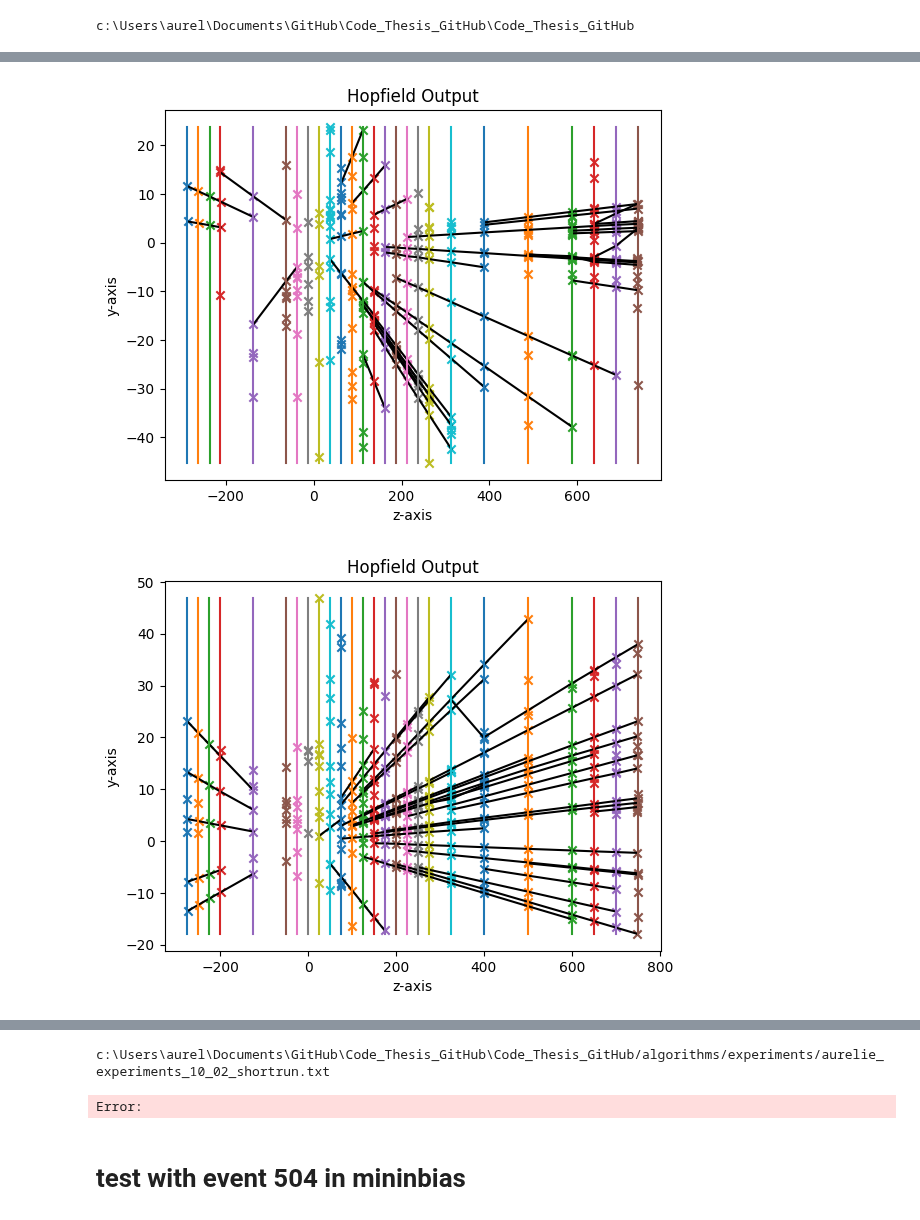
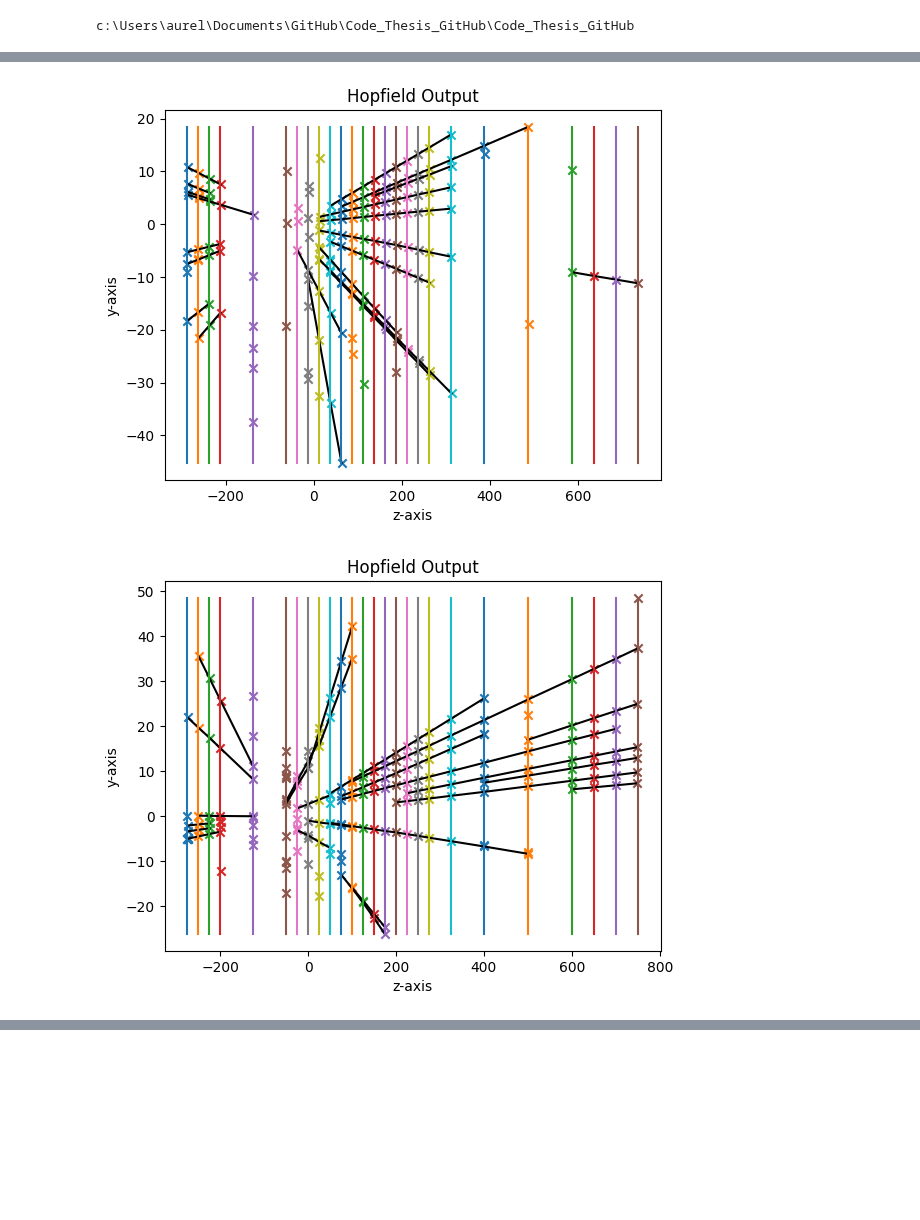
Before and after one commit to alawaree/Code_Thesis_HopfieldNetwork_VELO, a Jupyter notebook: test_MRP_code/Play_HopfieldNetwork_upgraded.ipynb, the cells around one changed output, grey strips where cells are left out. Drawn from its saved outputs; the diff is of its cells as text; code cells hidden in the pictures; blank space fills up the shorter version.

```diff
--- a/test_MRP_code/Play_HopfieldNetwork_upgraded.ipynb
+++ b/test_MRP_code/Play_HopfieldNetwork_upgraded.ipynb
@@ -815,8 +783,8 @@ def evaluate_events(file_name, parameters, nr_events=1, plot_event=False, output
     start_time_networks = time.time()
 
     all_events = [i for i in range(1000)]
-    random.seed(40)
-    random.shuffle(all_events)
+    #random.seed(40)
+    #random.shuffle(all_events)
     count = 0
     j = 0
 
@@ -833,6 +801,7 @@ def evaluate_events(file_name, parameters, nr_events=1, plot_event=False, output
             )
             max_neurons = 0
             last = 0
+
             for m in modules[0]:
                 n_hits = len(m.hits())
                 if last * n_hits > max_neurons:
@@ -852,14 +821,17 @@ def evaluate_events(file_name, parameters, nr_events=1, plot_event=False, output
 
             print(f"\nstarting instance {count+1} out of {nr_events}\n")
             print(f'Number of max neurons: {max_neurons}')
+
             start_time = time.time()
             even_hopfield = Hopfield(modules=modules[0], parameters=parameters)
             odd_hopfield = Hopfield(modules=modules[1], parameters=parameters)
             end_time = time.time() - start_time
+
             print(
                 "[INFO] Hopfield Networks initialized in %i mins %.2f seconds"
                 % (end_time // 60, end_time % 60)
             )
+
 
             try:
                 iter_even = even_hopfield.bootstrap_converge(
@@ -894,11 +866,13 @@ def evaluate_events(file_name, parameters, nr_events=1, plot_event=False, output
                 end_timing_format = time.strftime("%M:%S", time.gmtime(end_timing))
                 timing_tracking.append(end_timing_format)
                 count = count + 1
+
             except:
                 continue
 
         except:
             continue
+
     end_time_networks = time.time() - start_time_networks
 
     start_time = time.time()
@@ -987,12 +961,12 @@ if __name__ == "__main__":
 # %%
 ###################################################################
 save_experiment(
-        "aurelie_experiments_10_02_shortrun",
-        "TEST RUNTIME",
-        "Modified network - Best Configuration events from 'Samples_0_to_713_neurons' Test with 0.05 Pruning Threshold, no more constraint on the neurons ",
+        "aurelie_experiments_13_02_codebackup",
+        "TEST for minibias deciles",
+        "Modified network - Best Configuration events",
         parameters,
-        "/datasets/samples/minibias/Samples_0_to_713_neurons/velo_event_",
-        3,
+        "/datasets/samples/minibias_deciles/velo_event_",
+        10,
     )
 exit()
 # %% [output]
@@ -1016,2 +990,2 @@ energy: -329.53350313226025
-[figure, old version]
+[figure, new version]
-[figure, old version]
+[figure, new version]
@@ -1056,4 +992,0 @@ energy: -286.5295395900261
-c:\Users\aurel\Documents\GitHub\Code_Thesis_GitHub\Code_Thesis_GitHub/algorithms/experiments/aurelie_experiments_10_02_shortrun.txt
-Error:
-# %% [markdown]
-# test with event 504 in mininbias
```
Also changed, not shown: parts of 4 cells of this notebook, 8 other files.
